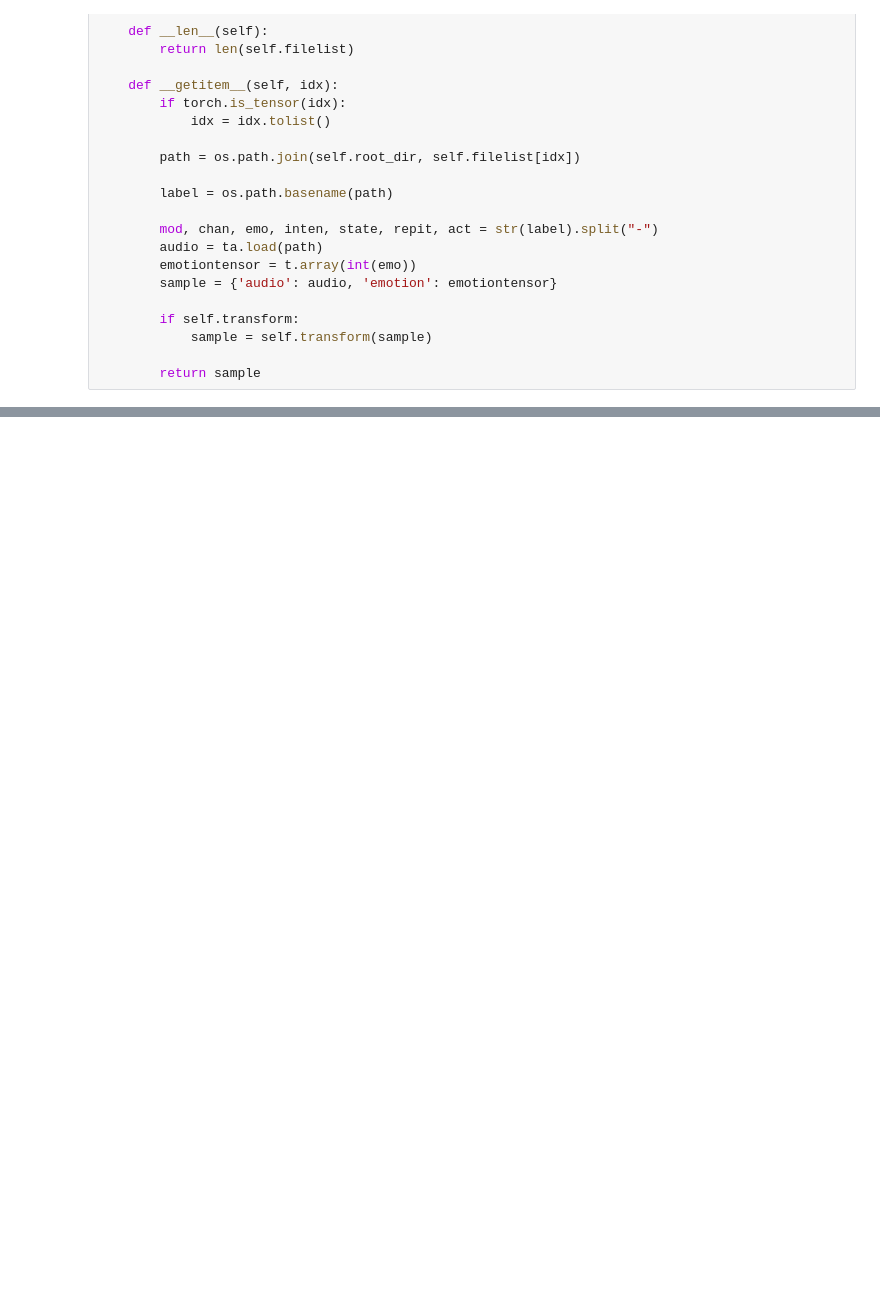
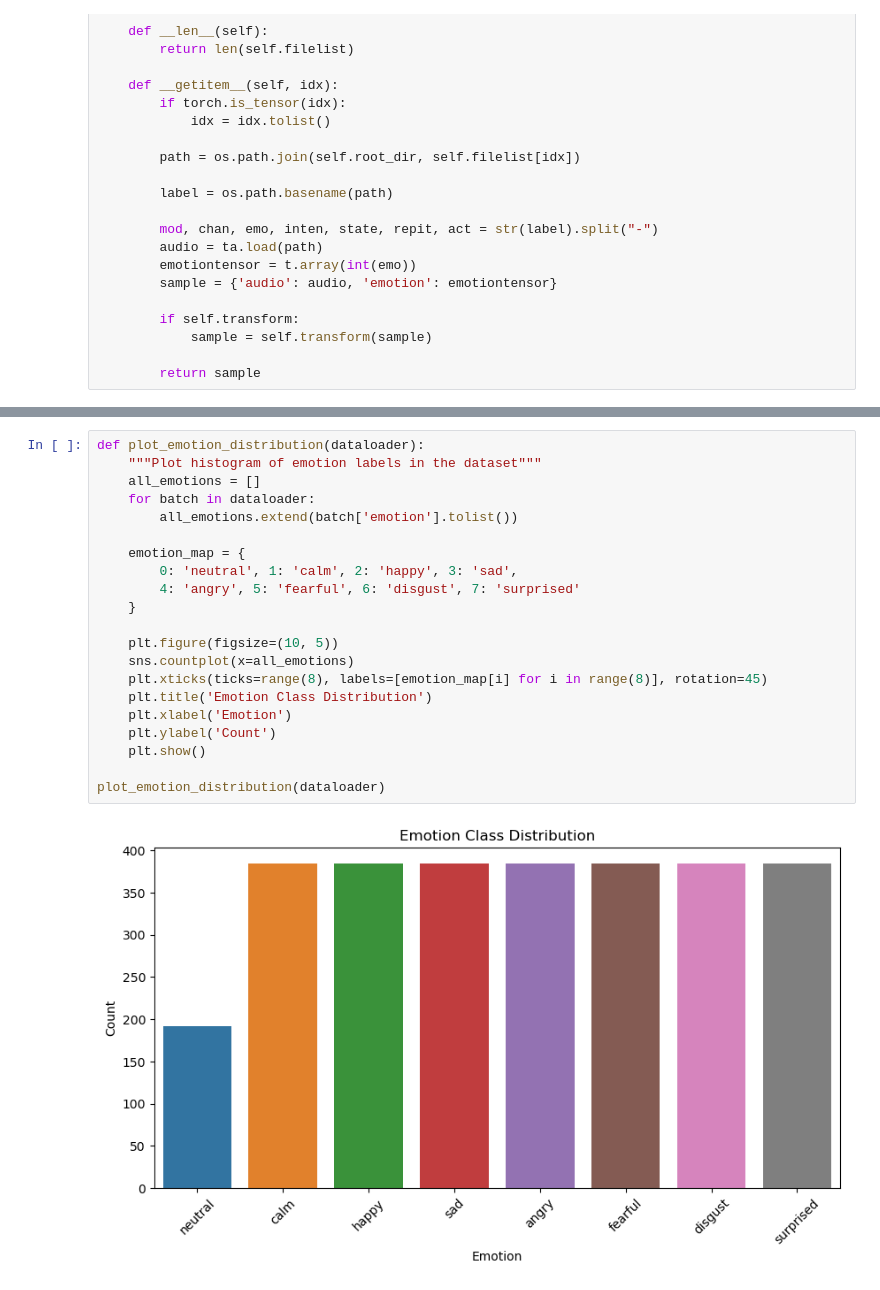
Before and after one commit to AndersWoodruff/RealTimeRecog, a Jupyter notebook: DataLoader.ipynb, the cells around one changed output, grey strips where cells are left out. Cells and saved outputs as stored; diff of their text form; blank space fills up the shorter version.

```diff
--- a/DataLoader.ipynb
+++ b/DataLoader.ipynb
@@ -50,0 +267,23 @@ class SpeechDataset(Dataset):
+# %%
+def plot_emotion_distribution(dataloader):
+    """Plot histogram of emotion labels in the dataset"""
+    all_emotions = []
+    for batch in dataloader:
+        all_emotions.extend(batch['emotion'].tolist())
+
+    emotion_map = {
+        0: 'neutral', 1: 'calm', 2: 'happy', 3: 'sad',
+        4: 'angry', 5: 'fearful', 6: 'disgust', 7: 'surprised'
+    }
+
+    plt.figure(figsize=(10, 5))
+    sns.countplot(x=all_emotions)
+    plt.xticks(ticks=range(8), labels=[emotion_map[i] for i in range(8)], rotation=45)
+    plt.title('Emotion Class Distribution')
+    plt.xlabel('Emotion')
+    plt.ylabel('Count')
+    plt.show()
+
+plot_emotion_distribution(dataloader)
+# %% [output]
+[figure, added]
```
Also changed, not shown: parts of 16 cells of this notebook.
